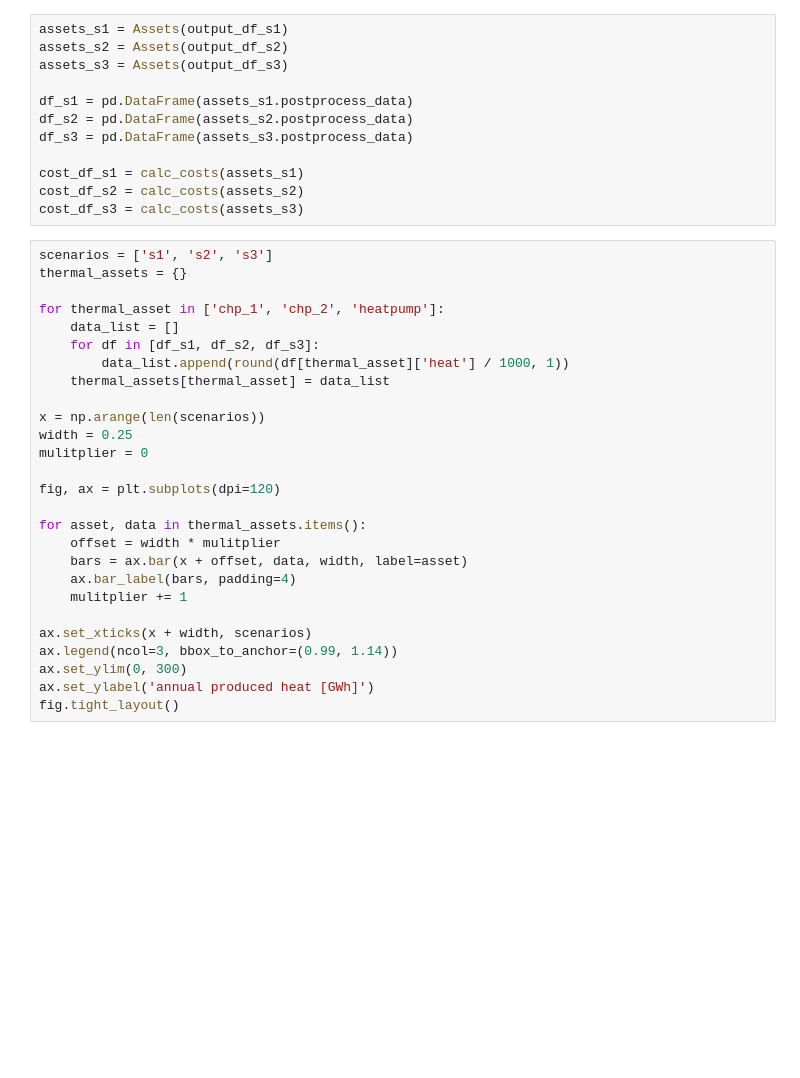
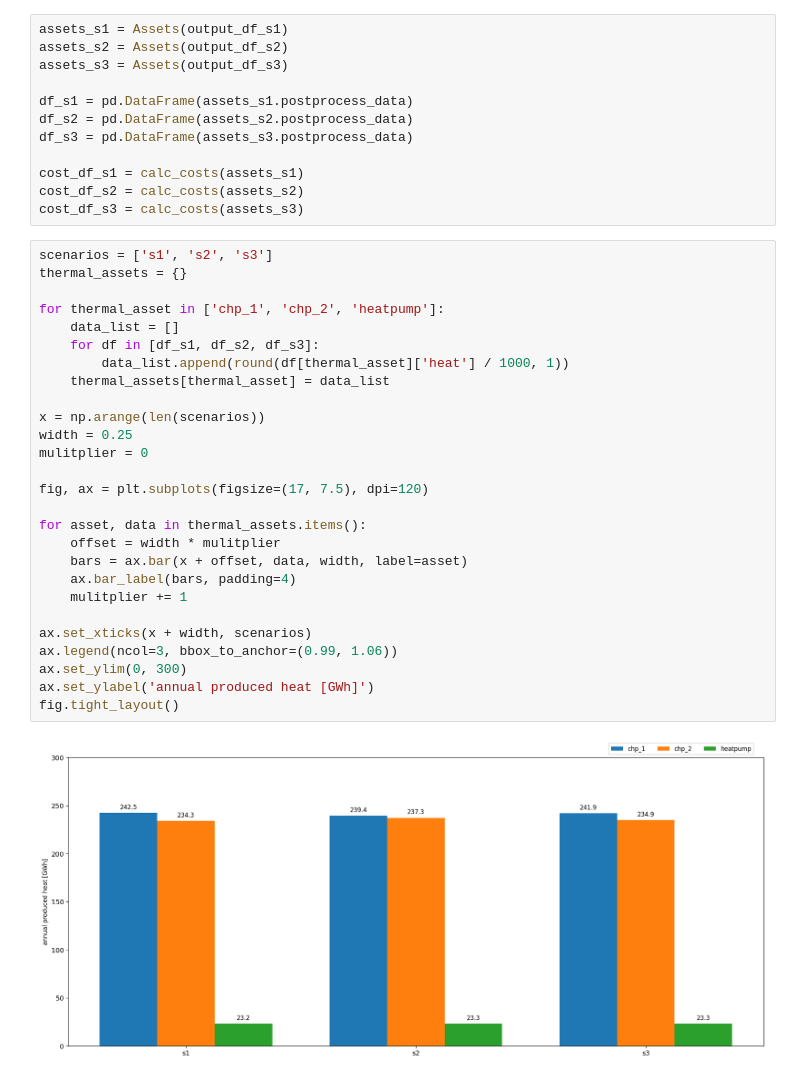
Before and after one commit to HTWK-Interconnected-Energy-Systems/BURN4H2, a Jupyter notebook: postprocessing/postprocessing.ipynb, the cells around one changed output. Saved outputs shown, nothing was run; the diff lists cells and outputs as text; blank space fills up the shorter version.

Commit message:
Added code for additional plots.

```diff
--- a/postprocessing/postprocessing.ipynb
+++ b/postprocessing/postprocessing.ipynb
@@ -535,29 +561,31 @@ cost_df_s3 = calc_costs(assets_s3)
 # %%
 scenarios = ['s1', 's2', 's3']
 thermal_assets = {}
 
 for thermal_asset in ['chp_1', 'chp_2', 'heatpump']:
     data_list = []
     for df in [df_s1, df_s2, df_s3]:
         data_list.append(round(df[thermal_asset]['heat'] / 1000, 1))
     thermal_assets[thermal_asset] = data_list
 
 x = np.arange(len(scenarios))
 width = 0.25
 mulitplier = 0
 
-fig, ax = plt.subplots(dpi=120)
+fig, ax = plt.subplots(figsize=(17, 7.5), dpi=120)
 
 for asset, data in thermal_assets.items():
     offset = width * mulitplier
     bars = ax.bar(x + offset, data, width, label=asset)
     ax.bar_label(bars, padding=4)
     mulitplier += 1
 
 ax.set_xticks(x + width, scenarios)
-ax.legend(ncol=3, bbox_to_anchor=(0.99, 1.14))
+ax.legend(ncol=3, bbox_to_anchor=(0.99, 1.06))
 ax.set_ylim(0, 300)
 ax.set_ylabel('annual produced heat [GWh]')
 fig.tight_layout()
+# %% [output]
+[figure, added]
 # %%
 cost_df_s1
```
Also changed, not shown: parts of 10 cells of this notebook.
